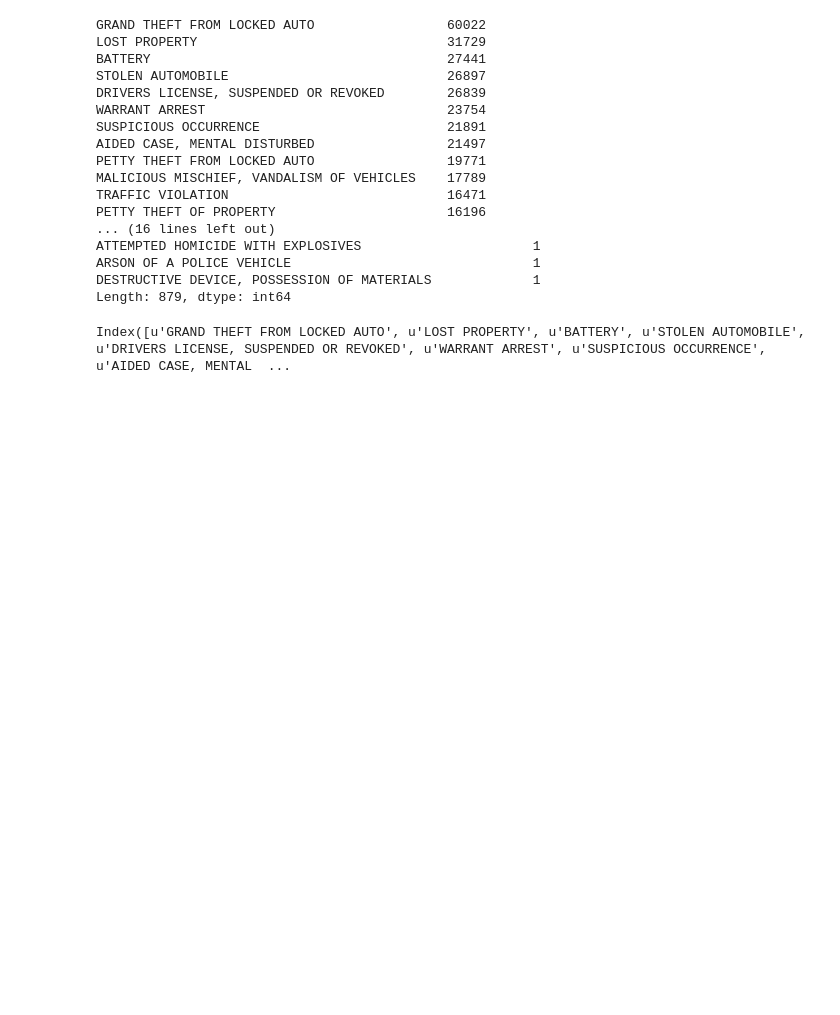
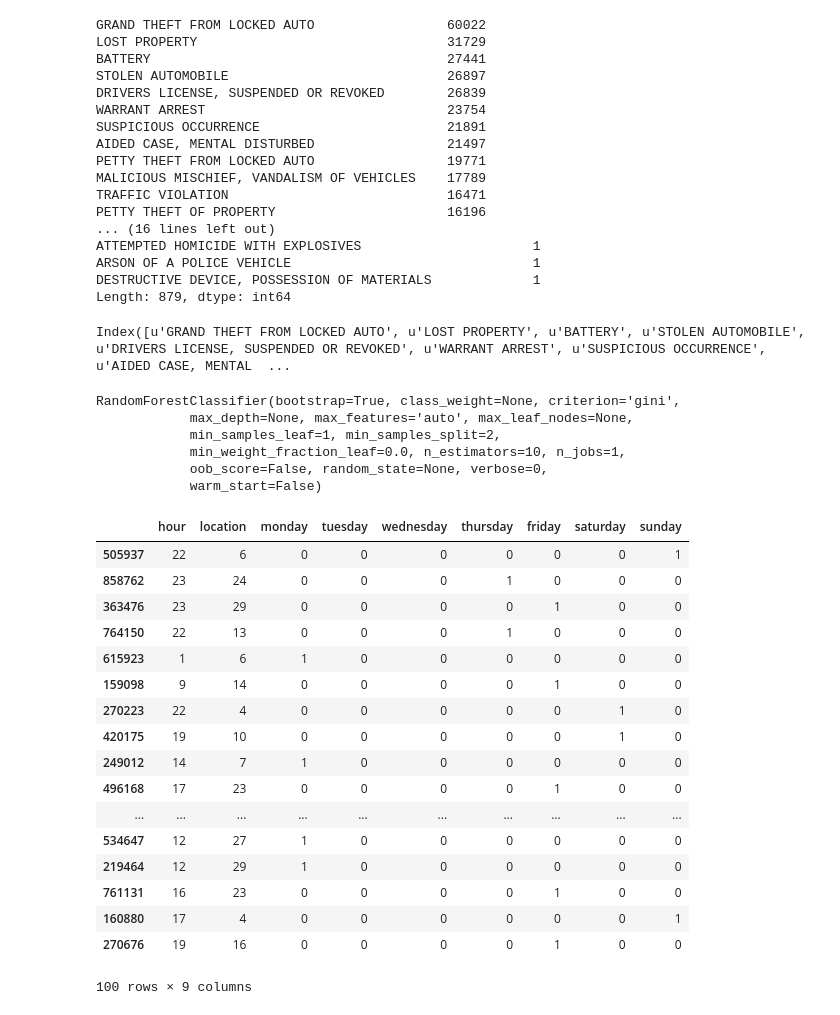
Before and after one commit to tulte/kaggle, a Jupyter notebook: sfcrime/sfcrime.ipynb, the cells around one changed output. Drawn from its saved outputs; the diff is of its cells as text; code cells hidden in the pictures; blank space fills up the shorter version.

Commit message:
random forrest added

```diff
--- a/sfcrime/sfcrime.ipynb
+++ b/sfcrime/sfcrime.ipynb
@@ -33,6 +35,6 @@ date.hour
 # %%
 df_train['hour'] = df_train.apply(lambda row: datetime.strptime(row['Dates'],'%Y-%m-%d %H:%M:%S').hour, axis=1)
 # %%
-km = KMeans(n_clusters=30)
+km = KMeans(n_clusters=10)
 km.fit(df_train[['X','Y']])
 # %% [output]
@@ -191,3 +193,39 @@ Length: 879, dtype: int64
 df_train['Descript'].value_counts()[:20].index
 # %% [output]
 Index([u'GRAND THEFT FROM LOCKED AUTO', u'LOST PROPERTY', u'BATTERY', u'STOLEN AUTOMOBILE', u'DRIVERS LICENSE, SUSPENDED OR REVOKED', u'WARRANT ARREST', u'SUSPICIOUS OCCURRENCE', u'AIDED CASE, MENTAL  ...
+# %%
+X = df_train[['hour','location','monday','tuesday','wednesday','thursday','friday','saturday','sunday']]
+y = df_train['Descript']
+# %%
+X_train, X_test, y_train, y_test = train_test_split(X, y)
+# %%
+rf = RandomForestClassifier()
+rf.fit(X_train,y_train)
+# %% [output]
+RandomForestClassifier(bootstrap=True, class_weight=None, criterion='gini',
+            max_depth=None, max_features='auto', max_leaf_nodes=None,
+            min_samples_leaf=1, min_samples_split=2,
+            min_weight_fraction_leaf=0.0, n_estimators=10, n_jobs=1,
+            oob_score=False, random_state=None, verbose=0,
+            warm_start=False)
+# %%
+X_test[:100]
+# %% [output]
+|  | hour | location | monday | tuesday | wednesday | thursday | friday | saturday | sunday |
+| 505937 | 22 | 6 | 0 | 0 | 0 | 0 | 0 | 0 | 1 |
+| 858762 | 23 | 24 | 0 | 0 | 0 | 1 | 0 | 0 | 0 |
+| 363476 | 23 | 29 | 0 | 0 | 0 | 0 | 1 | 0 | 0 |
+| 764150 | 22 | 13 | 0 | 0 | 0 | 1 | 0 | 0 | 0 |
+| 615923 | 1 | 6 | 1 | 0 | 0 | 0 | 0 | 0 | 0 |
+| 159098 | 9 | 14 | 0 | 0 | 0 | 0 | 1 | 0 | 0 |
+| 270223 | 22 | 4 | 0 | 0 | 0 | 0 | 0 | 1 | 0 |
+| 420175 | 19 | 10 | 0 | 0 | 0 | 0 | 0 | 1 | 0 |
+| 249012 | 14 | 7 | 1 | 0 | 0 | 0 | 0 | 0 | 0 |
+| 496168 | 17 | 23 | 0 | 0 | 0 | 0 | 1 | 0 | 0 |
+| ... | ... | ... | ... | ... | ... | ... | ... | ... | ... |
+| 534647 | 12 | 27 | 1 | 0 | 0 | 0 | 0 | 0 | 0 |
+| 219464 | 12 | 29 | 1 | 0 | 0 | 0 | 0 | 0 | 0 |
+| 761131 | 16 | 23 | 0 | 0 | 0 | 0 | 1 | 0 | 0 |
+| 160880 | 17 | 4 | 0 | 0 | 0 | 0 | 0 | 0 | 1 |
+| 270676 | 19 | 16 | 0 | 0 | 0 | 0 | 1 | 0 | 0 |
+100 rows × 9 columns
```
Also changed, not shown: parts of 9 cells of this notebook.
